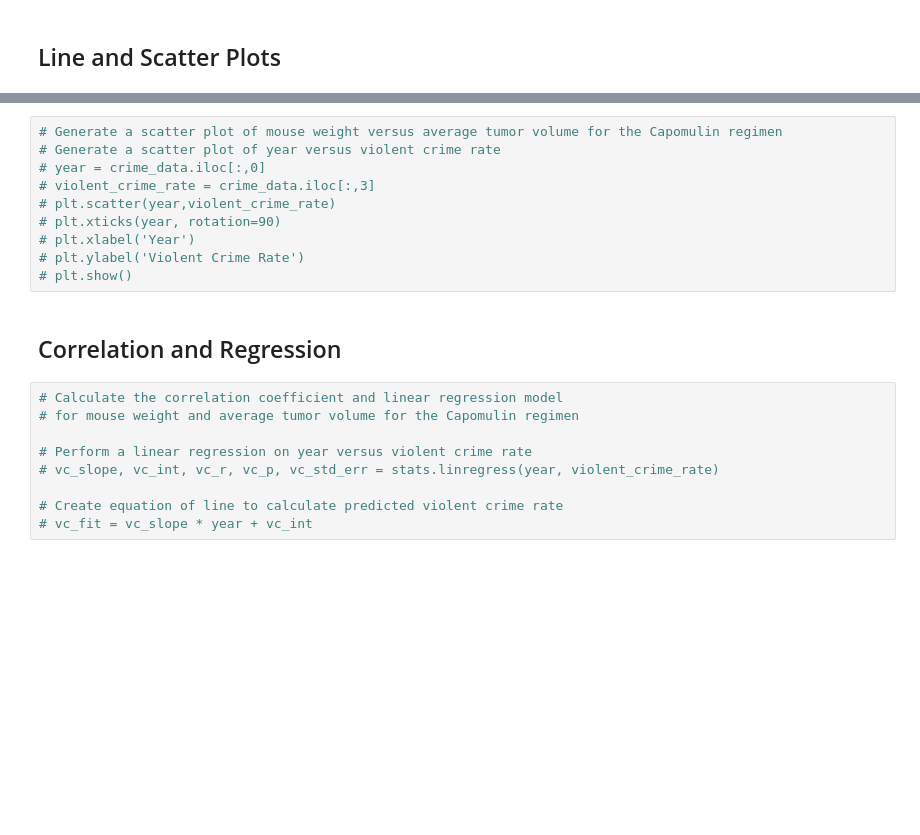
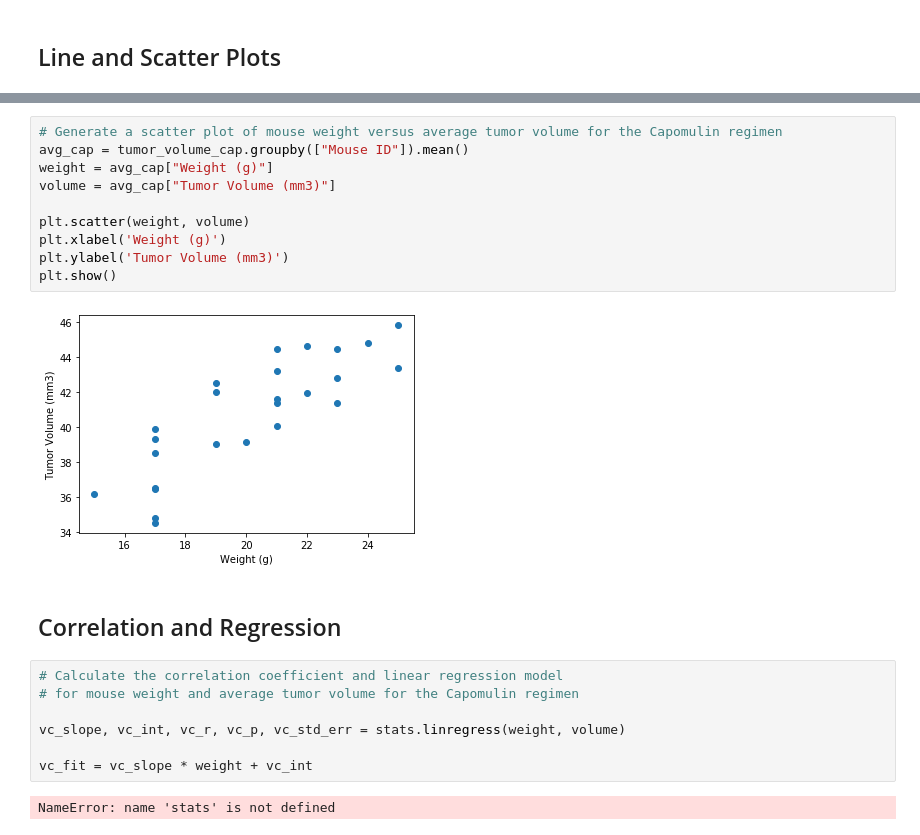
Before and after one commit to darrenlefort/Matplotlib_Challenge, a Jupyter notebook: Matplotlib_Challenge.ipynb, the cells around one changed output, grey strips where cells are left out. Saved outputs shown, nothing was run; the diff lists cells and outputs as text; blank space fills up the shorter version.

```diff
--- a/Matplotlib_Challenge.ipynb
+++ b/Matplotlib_Challenge.ipynb
@@ -298,21 +291,23 @@ Values above 102.34858527374998 could be outliers.
 # %%
 # Generate a scatter plot of mouse weight versus average tumor volume for the Capomulin regimen
-# Generate a scatter plot of year versus violent crime rate
-# year = crime_data.iloc[:,0]
-# violent_crime_rate = crime_data.iloc[:,3]
-# plt.scatter(year,violent_crime_rate)
-# plt.xticks(year, rotation=90)
-# plt.xlabel('Year')
-# plt.ylabel('Violent Crime Rate')
-# plt.show()
+avg_cap = tumor_volume_cap.groupby(["Mouse ID"]).mean()
+weight = avg_cap["Weight (g)"]
+volume = avg_cap["Tumor Volume (mm3)"]
+
+plt.scatter(weight, volume)
+plt.xlabel('Weight (g)')
+plt.ylabel('Tumor Volume (mm3)')
+plt.show()
+# %% [output]
+[figure, added]
 # %% [markdown]
 ## Correlation and Regression
 # %%
 # Calculate the correlation coefficient and linear regression model
 # for mouse weight and average tumor volume for the Capomulin regimen
 
-# Perform a linear regression on year versus violent crime rate
-# vc_slope, vc_int, vc_r, vc_p, vc_std_err = stats.linregress(year, violent_crime_rate)
+vc_slope, vc_int, vc_r, vc_p, vc_std_err = stats.linregress(weight, volume)
 
-# Create equation of line to calculate predicted violent crime rate
-# vc_fit = vc_slope * year + vc_int
+vc_fit = vc_slope * weight + vc_int
+# %% [output]
+NameError: name 'stats' is not defined
```
Also changed, not shown: parts of 5 cells of this notebook.
